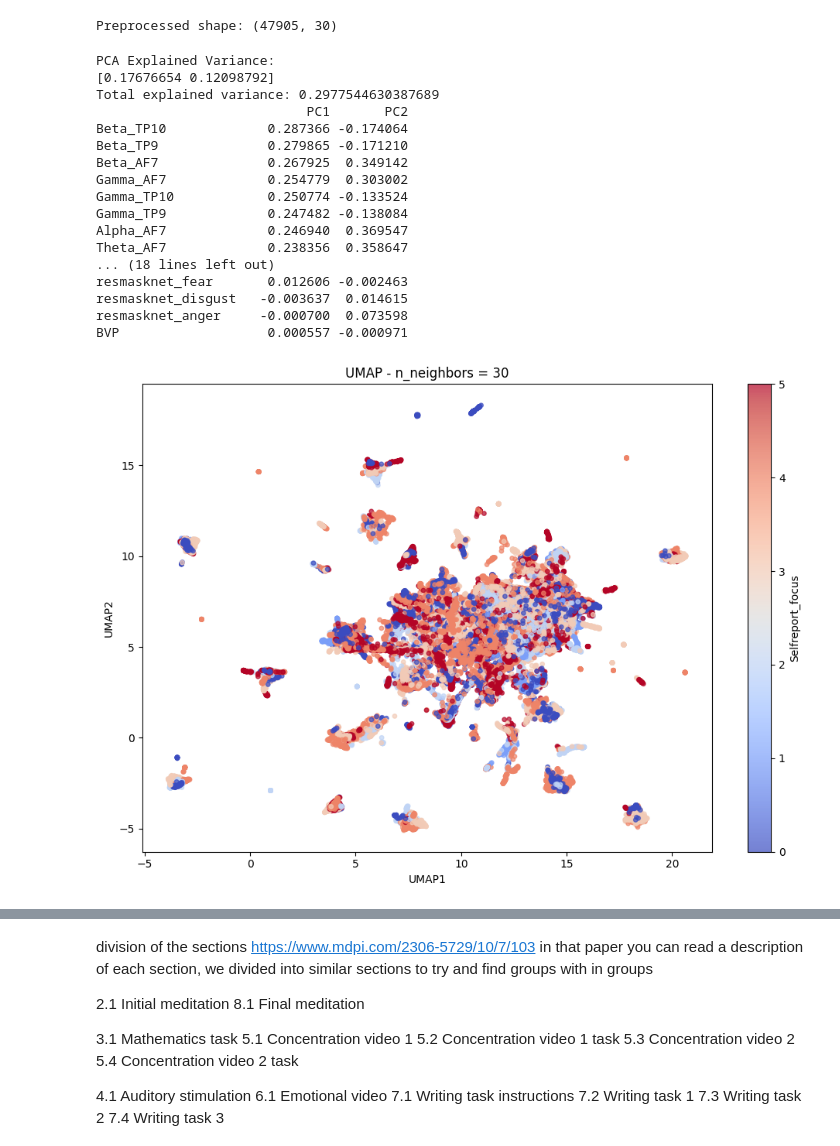
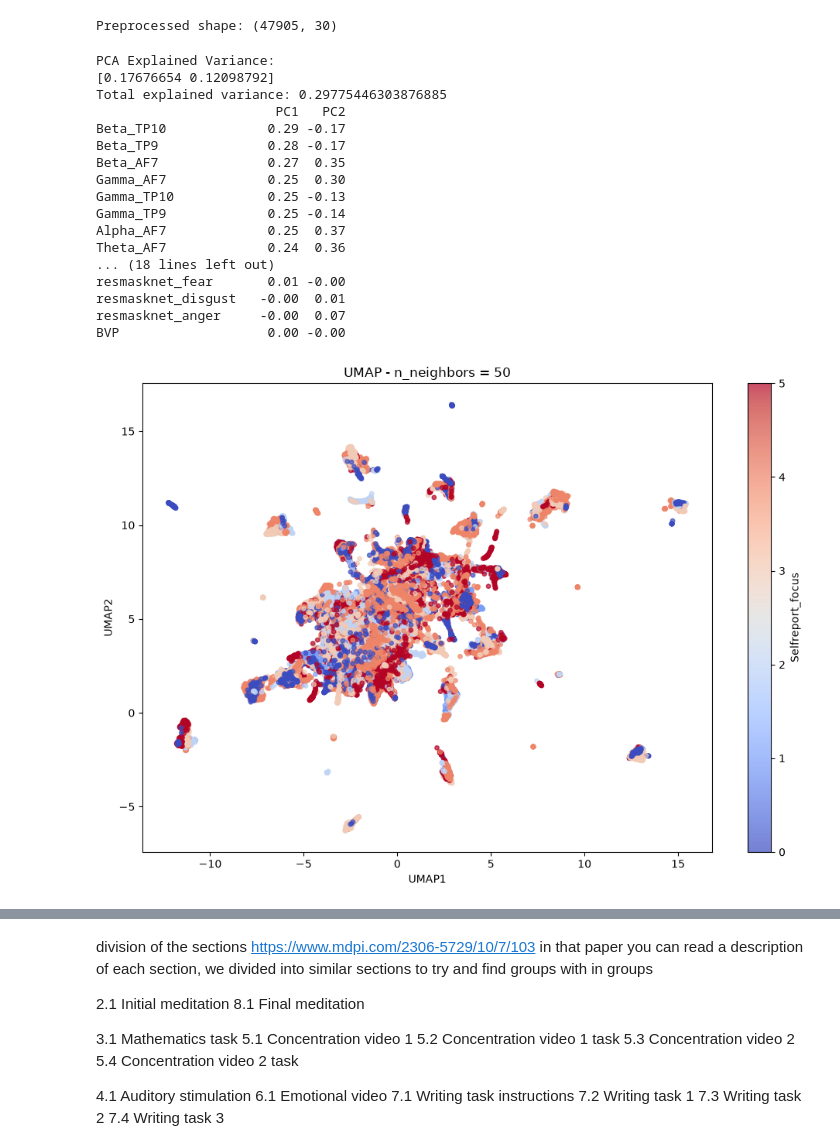
Before and after one commit to mykrex/IFE-Model, a Jupyter notebook: Dimentionalities.ipynb, the cells around one changed output, grey strips where cells are left out. Saved outputs shown, nothing was run; the diff lists cells and outputs as text; code cells hidden in the pictures.

```diff
--- a/Dimentionalities.ipynb
+++ b/Dimentionalities.ipynb
@@ -77,8 +77,6 @@ features = (
 X = df[features].copy()
 
 # Keep concentration labels separately
-y_focus = df[['Selfreport_focus', 'Task_Num']].copy()
-
-print("Number of features:", len(features))
-print("Features:", features)
+y_focus = df[['Selfreport_focus', 'Task_Num', 'Task_Type']].copy()
+X.describe(include="all")
 # %% [output]
@@ -126,7 +132,7 @@ pca_df = pd.DataFrame(
     index=df.index
 )
 
-pca_df[['Selfreport_focus', 'Task_Num']] = y_focus
+pca_df[['Selfreport_focus', 'Task_Num','Task_Type']] = y_focus
 
 print("\nPCA Explained Variance:")
 print(pca.explained_variance_ratio_)
@@ -146,21 +152,21 @@ print(loadings.sort_values('PC1', key=abs, ascending=False))
 # %% [output]
 PCA Explained Variance:
 [0.17676654 0.12098792]
-Total explained variance: 0.2977544630387689
-                           PC1       PC2
-Beta_TP10             0.287366 -0.174064
-Beta_TP9              0.279865 -0.171210
-Beta_AF7              0.267925  0.349142
-Gamma_AF7             0.254779  0.303002
-Gamma_TP10            0.250774 -0.133524
-Gamma_TP9             0.247482 -0.138084
-Alpha_AF7             0.246940  0.369547
-Theta_AF7             0.238356  0.358647
+Total explained variance: 0.29775446303876885
+                       PC1   PC2
+Beta_TP10             0.29 -0.17
+Beta_TP9              0.28 -0.17
+Beta_AF7              0.27  0.35
+Gamma_AF7             0.25  0.30
+Gamma_TP10            0.25 -0.13
+Gamma_TP9             0.25 -0.14
+Alpha_AF7             0.25  0.37
+Theta_AF7             0.24  0.36
 ... (18 lines left out)
-resmasknet_fear       0.012606 -0.002463
-resmasknet_disgust   -0.003637  0.014615
-resmasknet_anger     -0.000700  0.073598
-BVP                   0.000557 -0.000971
+resmasknet_fear       0.01 -0.00
+resmasknet_disgust   -0.00  0.01
+resmasknet_anger     -0.00  0.07
+BVP                   0.00 -0.00
 # %%
 # =====================================================
 # 5. UMAP - Comparación de n_neighbors
@@ -175,43 +181,42 @@ import pandas as pd
     # Crear y entrenar UMAP
 reducer = umap.UMAP(
     n_components=2,
-    n_neighbors=30,
+    n_neighbors=50,
     min_dist=0.1,
     metric='euclidean',
-    random_state=42
+    random_state=67
 )
 
 X_umap = reducer.fit_transform(X_scaled)
 
 # Crear DataFrame
 umap_df = pd.DataFrame(
     X_umap,
     columns=['UMAP1', 'UMAP2'],
     index=df.index
 )
 
-umap_df[['Selfreport_focus', 'Task_Num']] = y_focus
-
+umap_df[['Selfreport_focus', 'Task_Num','Task_Type']] = y_focus
 # Visualizar resultados
 plt.figure(figsize=(10, 7))
 
 scatter = plt.scatter(
     umap_df['UMAP1'],
     umap_df['UMAP2'],
     c=umap_df['Selfreport_focus'],
     cmap='coolwarm',
     alpha=0.7,
     s=15
 )
 
 plt.colorbar(scatter, label='Selfreport_focus')
-plt.title(f'UMAP - n_neighbors = {30}')
+plt.title(f'UMAP - n_neighbors = {50}')
 plt.xlabel('UMAP1')
 plt.ylabel('UMAP2')
 plt.tight_layout()
 plt.show()
 # %% [output]
-[figure, old version]
+[figure, new version]
 # %%
 
 # =====================================================
```
Also changed, not shown: parts of 5 cells of this notebook, 3 other files.
